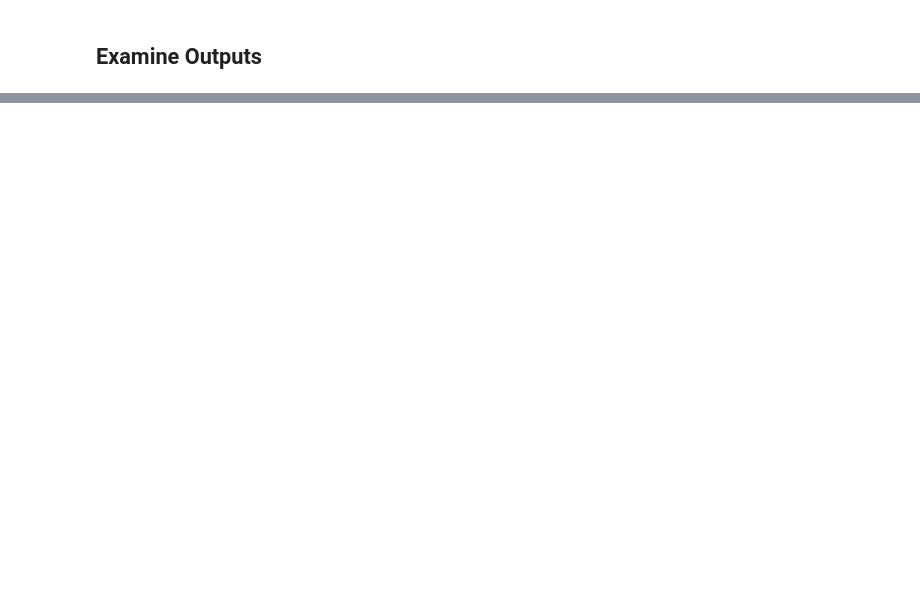
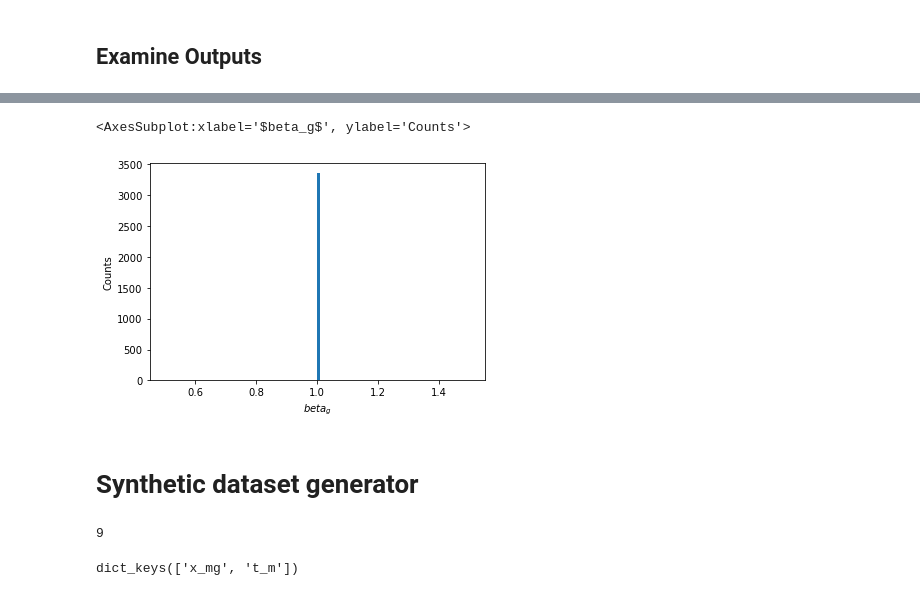
Before and after one commit to broadinstitute/temporal-rna-seq-deconvolution, a Jupyter notebook: pyro-ebov-deconvolution-simplified.ipynb, the cells around one changed output, grey strips where cells are left out. Cells and saved outputs as stored; diff of their text form; code cells hidden in the pictures; blank space fills up the shorter version.

```diff
--- a/pyro-ebov-deconvolution-simplified.ipynb
+++ b/pyro-ebov-deconvolution-simplified.ipynb
@@ -554,0 +588,7 @@ pseudo_time_reg_deconv.plot_composition_trajectories()
+# %%
+pseudo_time_reg_deconv.plot_beta_g_distribution()
+# %% [output]
+<AxesSubplot:xlabel='$beta_g$', ylabel='Counts'>
+[figure, added]
+# %% [markdown]
+# Synthetic dataset generator
@@ -554,0 +604,9 @@ pseudo_time_reg_deconv.plot_composition_trajectories()
+# %%
+num_cell_types
+# %% [output]
+9
+# %%
+batch_dict = generate_batch(pseudo_time_reg_deconv.dataset, device, dtype)
+batch_dict.keys()
+# %% [output]
+dict_keys(['x_mg', 't_m'])
```
Also changed, not shown: parts of 19 cells of this notebook.
